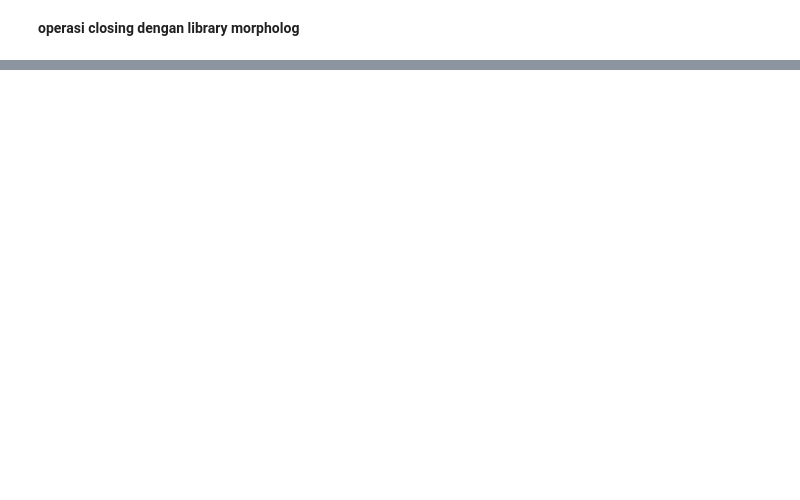
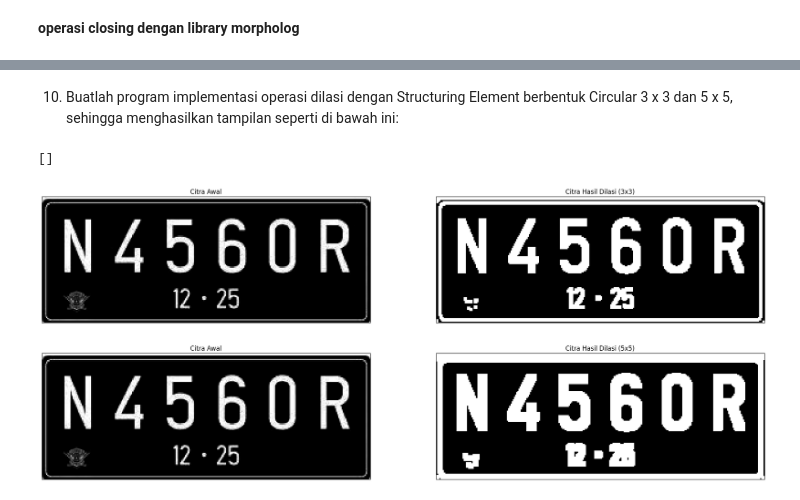
Before and after one commit to Ziedny28/PCVK-Ganjil-2023, a Jupyter notebook: week-09/week9.ipynb, the cells around one changed output, grey strips where cells are left out. Cells and saved outputs as stored; diff of their text form; code cells hidden in the pictures; blank space fills up the shorter version.

```diff
--- a/week-09/week9.ipynb
+++ b/week-09/week9.ipynb
@@ -221,0 +304,34 @@ NameError: ignored
+# %% [markdown]
+10. Buatlah program implementasi operasi dilasi dengan Structuring Element berbentuk
+Circular 3 x 3 dan 5 x 5, sehingga menghasilkan tampilan seperti di bawah ini:
+# %%
+ret, thresh = cv2.threshold(gamma_image, 125,200,cv2.THRESH_BINARY)
+kernel_3 = np.ones((3,3),np.uint8)
+kernel_5 = np.ones((5,5),np.uint8)
+output_3 = cv2.dilate(thresh,kernel_3,iterations = 1)
+output_5 = cv2.dilate(thresh,kernel_5,iterations = 1)
+
+fig, axs = plt.subplots(nrows=2, ncols=2, figsize=(25, 10))
+
+axs[0, 0].imshow(gamma_image, cmap='gray')
+axs[0, 0].set_title('Citra Awal')
+axs[0, 0].set_xticks([])
+axs[0, 0].set_yticks([])
+
+axs[0, 1].imshow(output_3, cmap='gray')
+axs[0, 1].set_title('Citra Hasil Dilasi (3x3)')
+axs[0, 1].set_xticks([])
+axs[0, 1].set_yticks([])
+
+axs[1, 0].imshow(gamma_image, cmap='gray')
+axs[1, 0].set_title('Citra Awal')
+axs[1, 0].set_xticks([])
+axs[1, 0].set_yticks([])
+
+axs[1, 1].imshow(output_5, cmap='gray')
+axs[1, 1].set_title('Citra Hasil Dilasi (5x5)')
+axs[1, 1].set_xticks([])
+axs[1, 1].set_yticks([])
+# %% [output]
+[]
+[figure, added]
```
Also changed, not shown: parts of 11 cells of this notebook.
